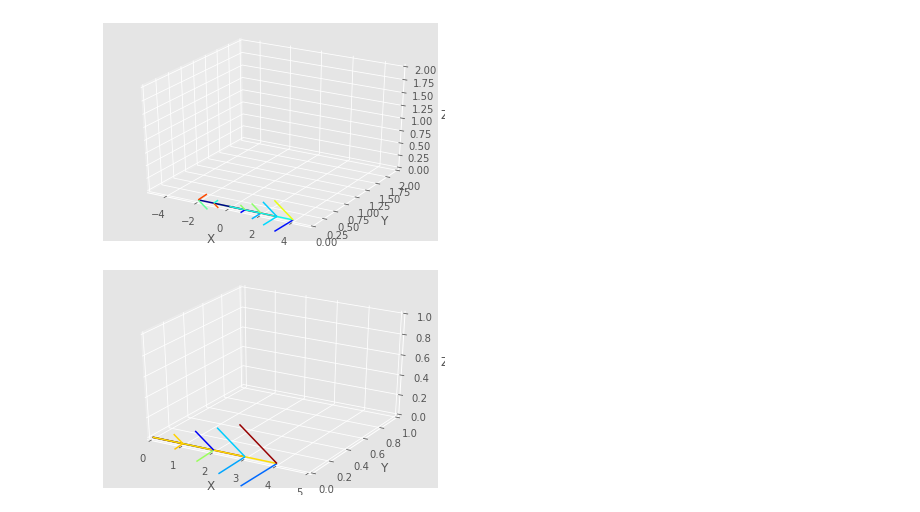
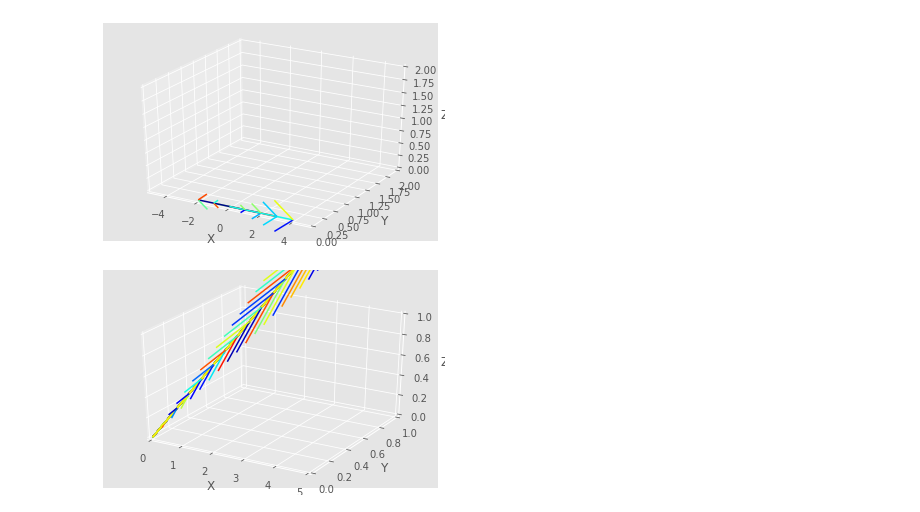
Before and after one commit to SanteriVtj/Matriisilaskenta, a Jupyter notebook: lh_1.ipynb, the cells around one changed output. Cells and saved outputs as stored; diff of their text form; code cells hidden in the pictures.

Commit message:
make_v_set range object changed to np.arange

```diff
--- a/lh_1.ipynb
+++ b/lh_1.ipynb
@@ -86,13 +86,13 @@ three_dim_vector_space(np.array([[0,0,0,1,0,0], [0,0,0,2,0,0], [0,0,0,3,0,0], [0
 # %%
 def make_v_set(n, x=True, y=False, z=False, start=0, step=1):
     v_set = np.empty((0,6))
-    for i in range(start, n, step):
+    for i in np.arange(start, n, step):
         a = 0 if not x else i
         b = 0 if not y else i
         c = 0 if not y else i
         v_set = np.append(v_set, np.array([[0, 0, 0, a, b, c]]), axis=0)
     return v_set
 # %%
-three_dim_vector_space(make_v_set(5, start=1), x_lim=[0,5]).show()
+three_dim_vector_space(make_v_set(5, y=True, start=.1, step=.1), x_lim=[0,5]).show()
 # %% [output]
-[figure, old version]
+[figure, new version]
```
